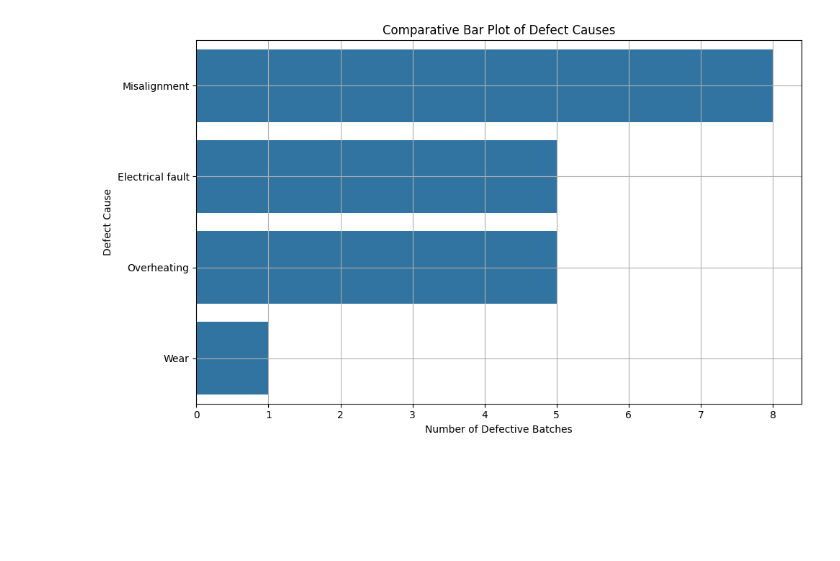
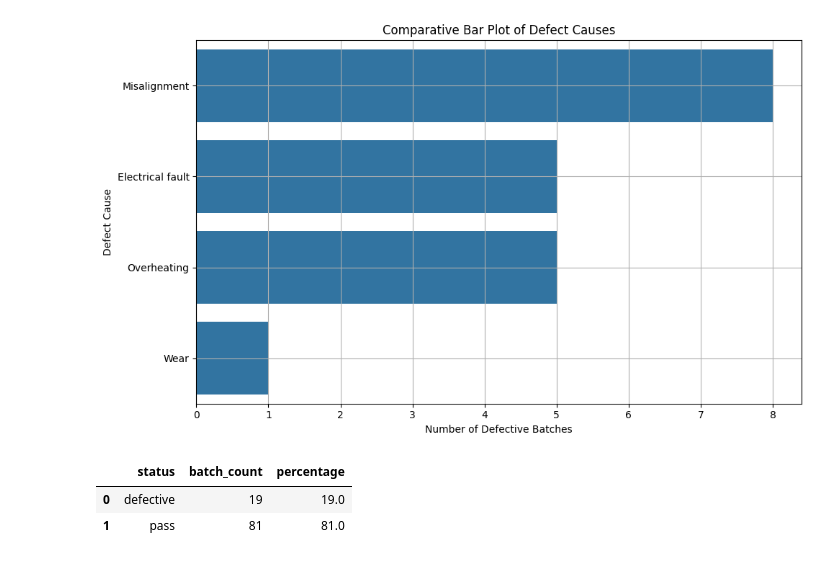
Before and after one commit to Kiranabbaraju/MiniProject, a Jupyter notebook: analysis.ipynb, the cells around one changed output. Saved outputs shown, nothing was run; the diff lists cells and outputs as text; code cells hidden in the pictures; blank space fills up the shorter version.

```diff
--- a/analysis.ipynb
+++ b/analysis.ipynb
@@ -182,3 +185,36 @@ plt.tight_layout()
 plt.show()
 # %% [output]
 [figure]
+# %%
+import pandas as pd
+
+# Load dataset
+file_path = r"C:\Users\Shrow\manufacturing_quality_control\data\relevant_quality_control_dataset_plain_time.xlsx"
+df = pd.read_excel(file_path)
+
+# Preview
+df.head()
+
+import sqlite3
+
+# Connect to in-memory database
+conn = sqlite3.connect(":memory:")
+
+# Load DataFrame into SQL table
+df.to_sql("batches", conn, index=False, if_exists="replace")
+
+query_outcomes = """
+SELECT
+    status,
+    COUNT(*) AS batch_count,
+    ROUND(100.0 * COUNT(*) / (SELECT COUNT(*) FROM batches), 2) AS percentage
+FROM batches
+GROUP BY status;
+"""
+
+batch_outcomes = pd.read_sql_query(query_outcomes, conn)
+batch_outcomes
+# %% [output]
+|  | status | batch_count | percentage |
+| 0 | defective | 19 | 19.0 |
+| 1 | pass | 81 | 81.0 |
```
Also changed, not shown: parts of 1 cell of this notebook, 1 other file.
